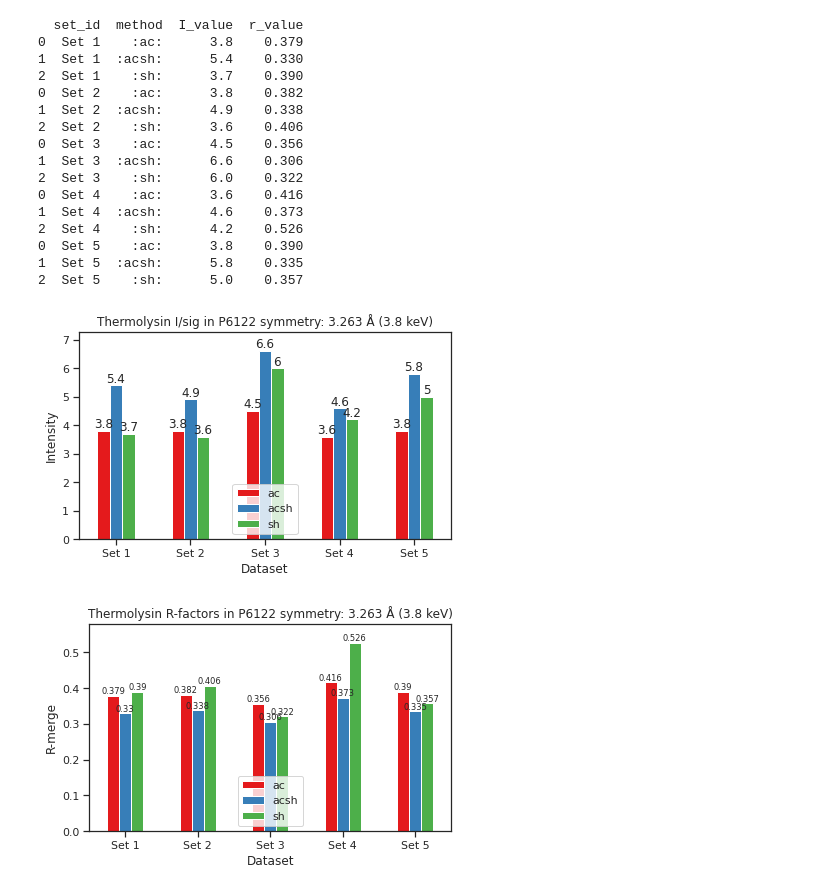
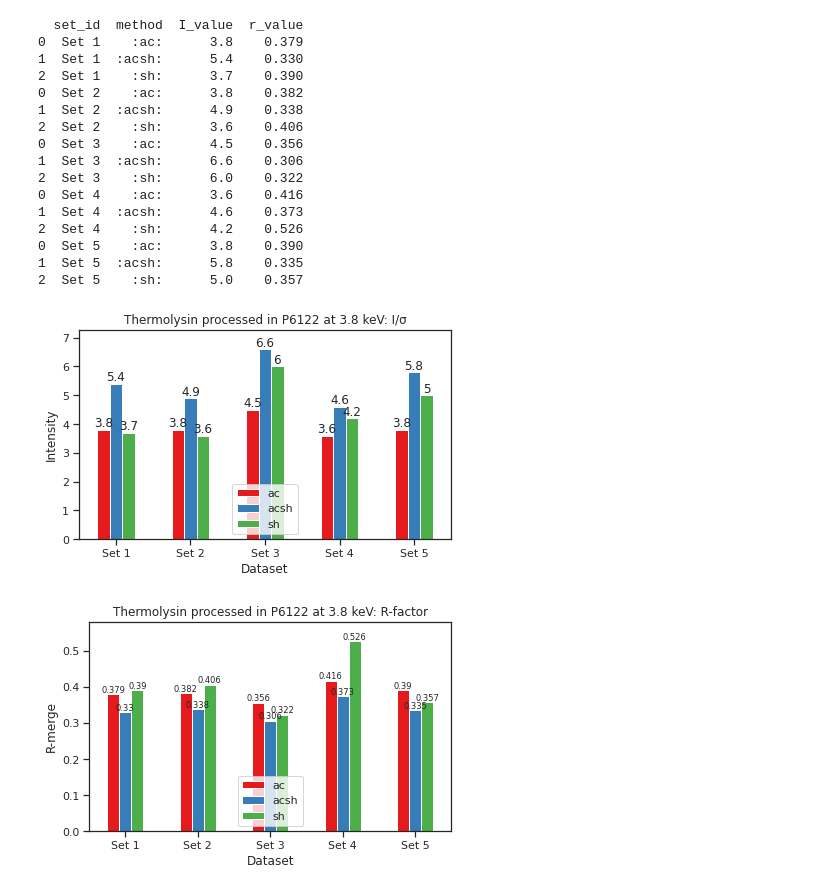
Before and after one commit to TihiMihi/DLS_Tihana_scripts, a Jupyter notebook: Thesis python scripts/tlys_9.ipynb, the cells around one changed output. Cells and saved outputs as stored; diff of their text form; code cells hidden in the pictures.

```diff
--- a/Thesis python scripts/tlys_9.ipynb
+++ b/Thesis python scripts/tlys_9.ipynb
@@ -200,7 +200,7 @@ sns.set_style("darkgrid")
 sns.set(palette='Set1', style='ticks')
 ax = pd.DataFrame({'ac':list(ac['I_value']), 'acsh':list(acsh['I_value']), 'sh':list(sh['I_value'])}, index=list(ac['set_id']))
 ax = ax.plot(kind='bar', legend=True, figsize=(6,4))
-plt.title(f'Thermolysin I/sig in P6122 symmetry: 3.263 Å (3.8 keV)')
+plt.title(f'Thermolysin processed in P6122 at 3.8 keV: I/σ')#: 3.263 Å
 ax.legend(loc='lower center')
 plt.xlabel('Dataset')
 plt.ylabel('Intensity')
@@ -219,35 +219,35 @@ sns.set_style("darkgrid")
 sns.set(palette='Set1', style='ticks')
 ax2 = pd.DataFrame({'ac':list(ac['r_value']), 'acsh':list(acsh['r_value']), 'sh':list(sh['r_value'])}, index=list(ac['set_id']))
 ax2 = ax2.plot(kind='bar', legend=True, figsize=(6,4))
-plt.title(f'Thermolysin R-factors in P6122 symmetry: 3.263 Å (3.8 keV)')
+plt.title(f'Thermolysin processed in P6122 at 3.8 keV: R-factor')#3.263 Å ()
 ax2.legend(loc='lower center')
 plt.xlabel('Dataset')
 plt.ylabel('R-merge')
 plt.xticks(rotation=0)
 for container in ax2.containers:
-    ax2.bar_label(container, fontsize='x-small')
+    ax2.bar_label(container, fontsize='x-small', rotation=0)
 lim = ax2.get_ylim()
 ax2.set_ylim(lim[0], lim[1]*1.05)
 plt.tight_layout()
 plt.savefig('/home/icf19162/CP5-Thesis/plots/exp1/tlys_9_P6122/3p8_rmerges.png', dpi=300)
 plt.savefig('/dls/i23/data/2024/cm37273-1/processing/tihana/tlys_9/P6122/plots/3p8_rmerges.png')
 plt.show()
 # %% [output]
   set_id  method  I_value  r_value
 0  Set 1    :ac:      3.8    0.379
 1  Set 1  :acsh:      5.4    0.330
 2  Set 1    :sh:      3.7    0.390
 0  Set 2    :ac:      3.8    0.382
 1  Set 2  :acsh:      4.9    0.338
 2  Set 2    :sh:      3.6    0.406
 0  Set 3    :ac:      4.5    0.356
 1  Set 3  :acsh:      6.6    0.306
 2  Set 3    :sh:      6.0    0.322
 0  Set 4    :ac:      3.6    0.416
 1  Set 4  :acsh:      4.6    0.373
 2  Set 4    :sh:      4.2    0.526
 0  Set 5    :ac:      3.8    0.390
 1  Set 5  :acsh:      5.8    0.335
 2  Set 5    :sh:      5.0    0.357
-[figure, old version]
+[figure, new version]
-[figure, old version]
+[figure, new version]
```
Also changed, not shown: parts of 3 cells of this notebook, 8 other files.
